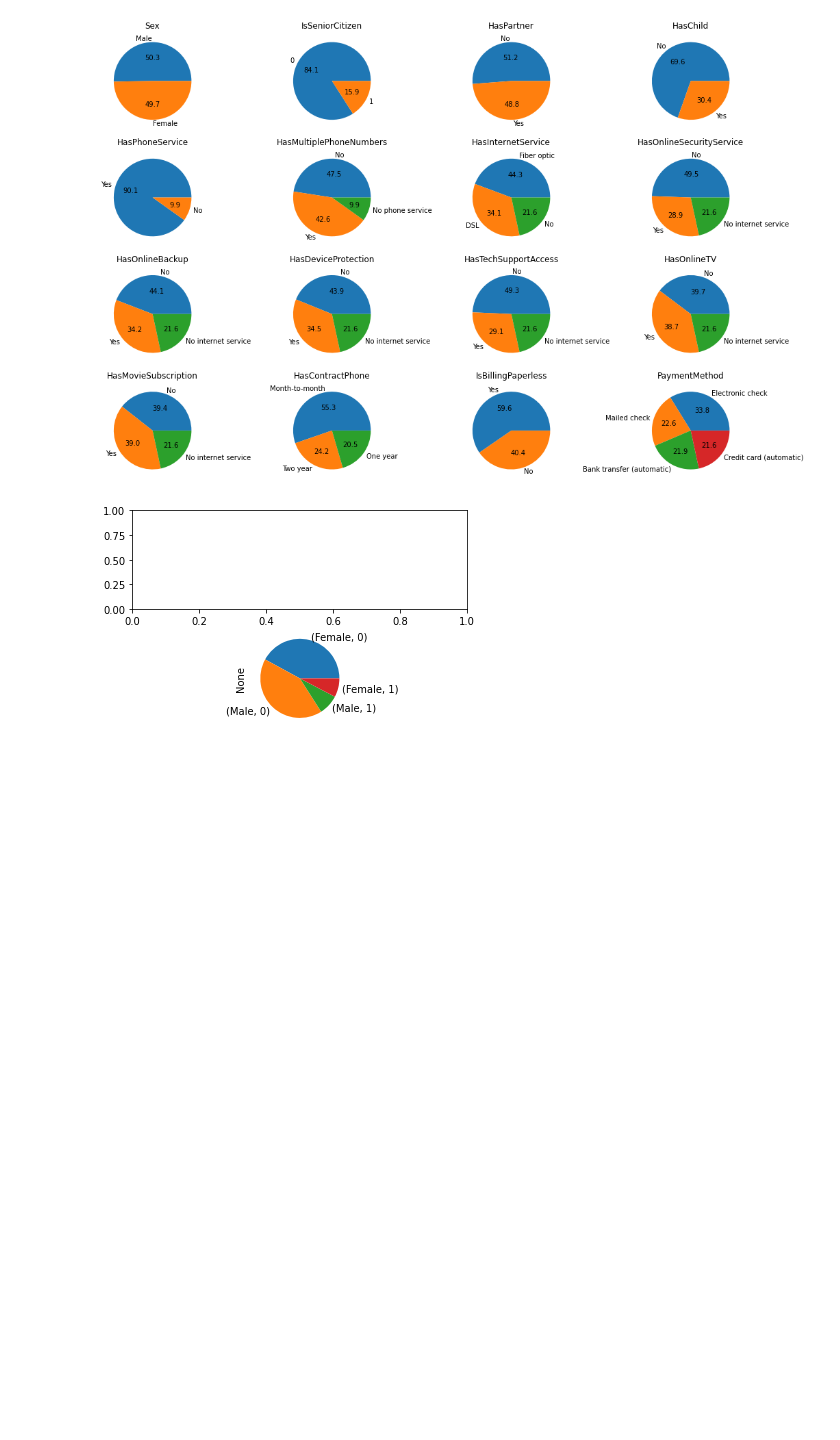
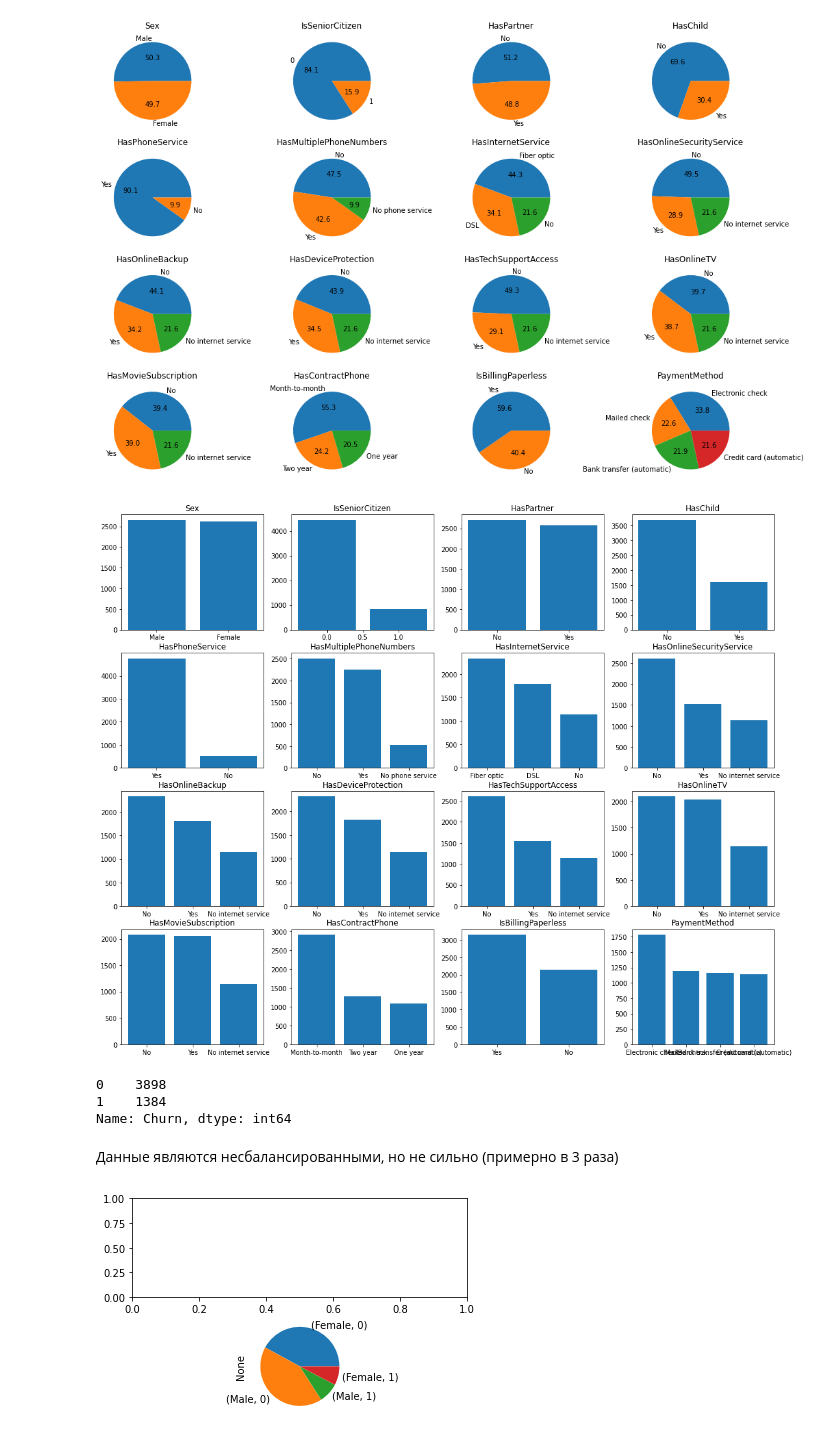
Before and after one commit to trifonov-m/MIPT_stepik, a Jupyter notebook: deep learning mipt/HW3/Baseline.ipynb, the cells around one changed output. Drawn from its saved outputs; the diff is of its cells as text; code cells hidden in the pictures; blank space fills up the shorter version.

```diff
--- a/deep learning mipt/HW3/Baseline.ipynb
+++ b/deep learning mipt/HW3/Baseline.ipynb
@@ -263,6 +269,28 @@ fig.set_figheight(12)    #  высота "Figure"
 plt.show()
 # %% [output]
 [figure]
+# %%
+i_cat = 0
+fig, axes = plt.subplots(4, 4)
+for i in range(4):
+    for j in range(4):
+        labels = list(data[cat_cols[i_cat]].value_counts().index)
+        axes[i,j].set(title=cat_cols[i_cat])
+        axes[i,j].bar(data[cat_cols[i_cat]].value_counts().index, data[cat_cols[i_cat]].value_counts()[:])
+        i_cat += 1
+fig.set_figwidth(18)    #  ширина и
+fig.set_figheight(15)    #  высота "Figure"
+plt.show()
+# %% [output]
+[figure, added]
+# %%
+data[target_col].value_counts()
+# %% [output]
+0    3898
+1    1384
+Name: Churn, dtype: int64
+# %% [markdown]
+Данные являются несбалансированными, но не сильно (примерно в 3 раза)
 # %%
 fig, axes = plt.subplots(2, 1)
 plot = data[cat_cols[:2]].value_counts().plot.pie(subplots=True, figsize=(11, 6))
```
Also changed, not shown: parts of 2 cells of this notebook.
